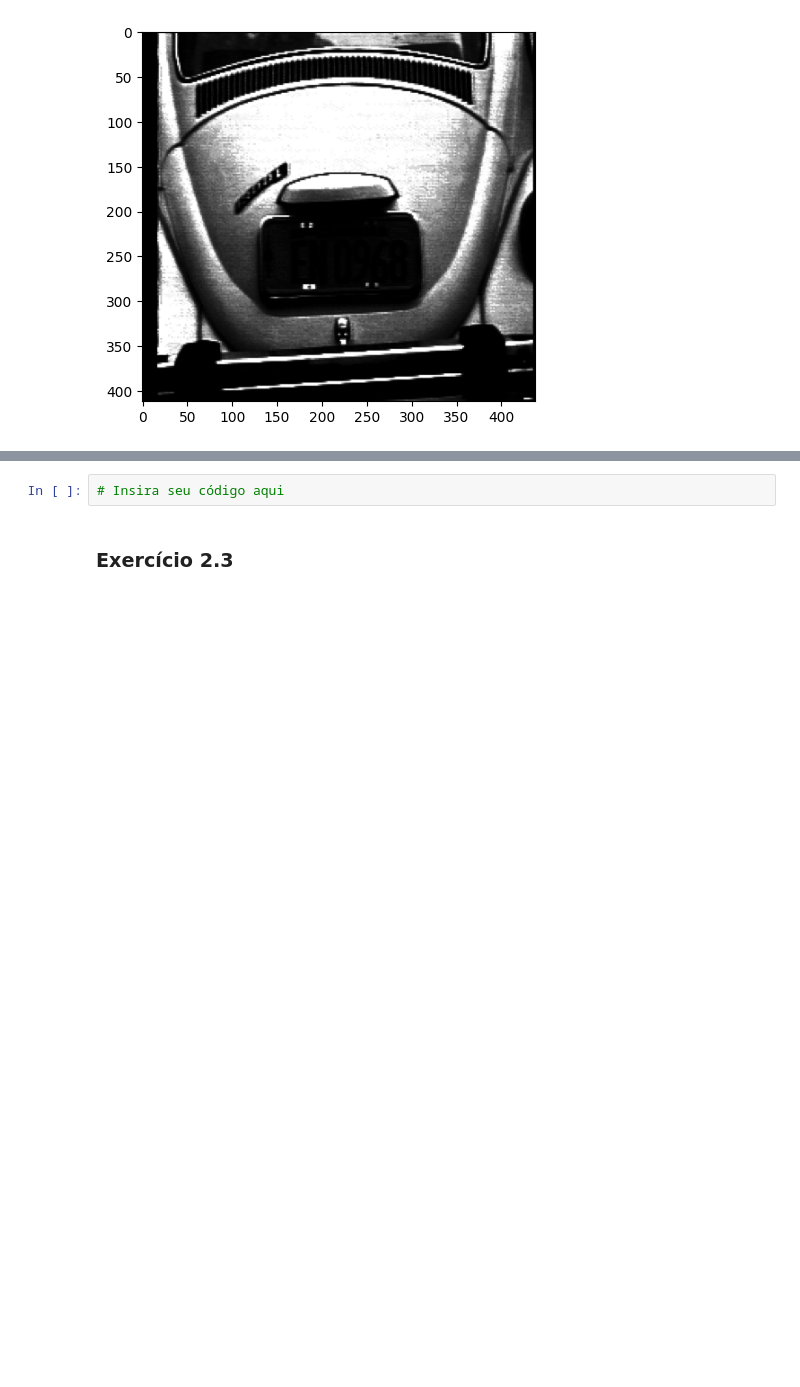
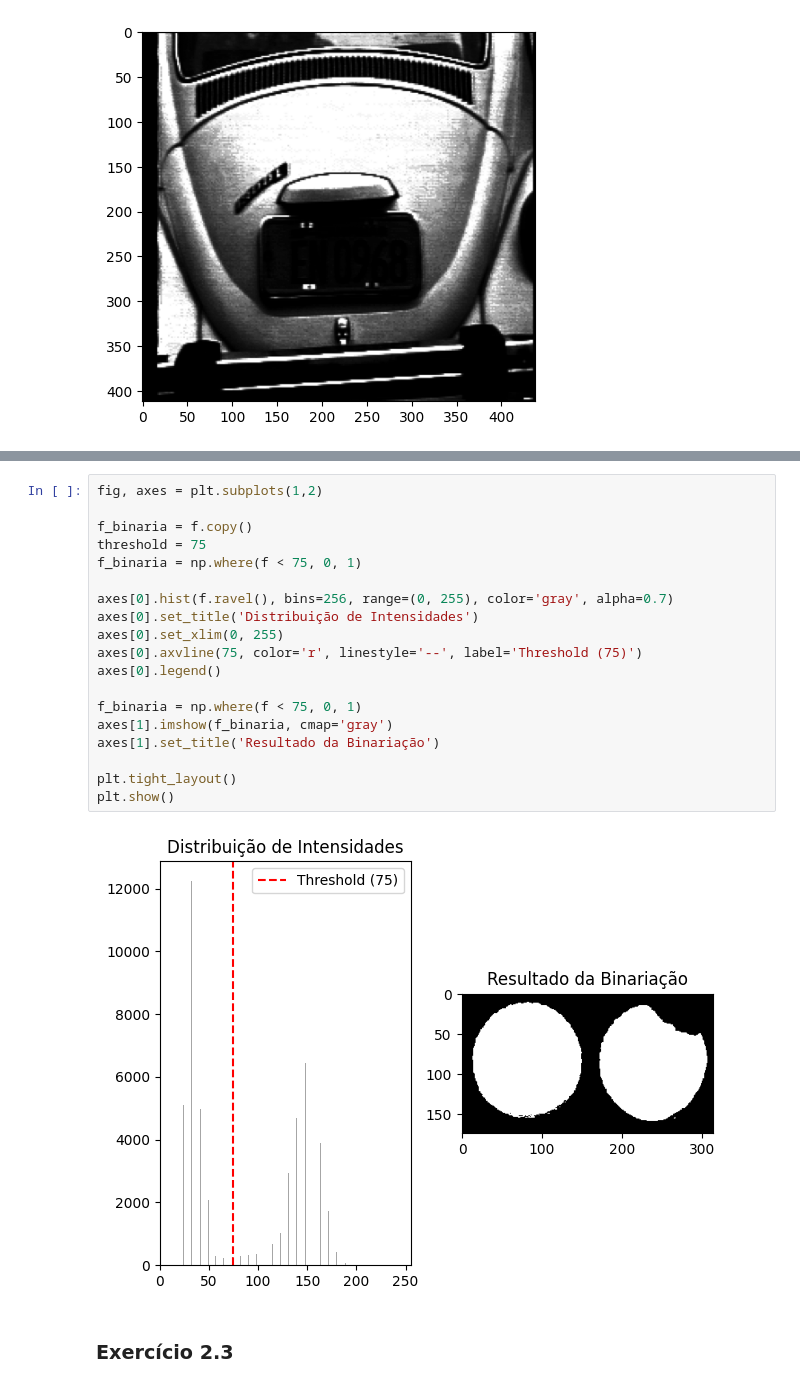
Before and after one commit to UNICAMP-EA979/2026s1-pi03-transforma-ointensidade-BrendonPeres, a Jupyter notebook: Atividade.ipynb, the cells around one changed output, grey strips where cells are left out. Cells and saved outputs as stored; diff of their text form; blank space fills up the shorter version.

```diff
--- a/Atividade.ipynb
+++ b/Atividade.ipynb
@@ -243,5 +240,24 @@ plt.imshow(f,cmap='gray')
-# %%
-# Insira seu código aqui
+# %%
+fig, axes = plt.subplots(1,2)
+
+f_binaria = f.copy()
+threshold = 75
+f_binaria = np.where(f < 75, 0, 1)
+
+axes[0].hist(f.ravel(), bins=256, range=(0, 255), color='gray', alpha=0.7)
+axes[0].set_title('Distribuição de Intensidades')
+axes[0].set_xlim(0, 255)
+axes[0].axvline(75, color='r', linestyle='--', label='Threshold (75)')
+axes[0].legend()
+
+f_binaria = np.where(f < 75, 0, 1)
+axes[1].imshow(f_binaria, cmap='gray')
+axes[1].set_title('Resultado da Binariação')
+
+plt.tight_layout()
+plt.show()
+# %% [output]
+[figure, added]
 # %% [markdown]
 ### Exercício 2.3
 # %%
```
Also changed, not shown: parts of 13 cells of this notebook.
